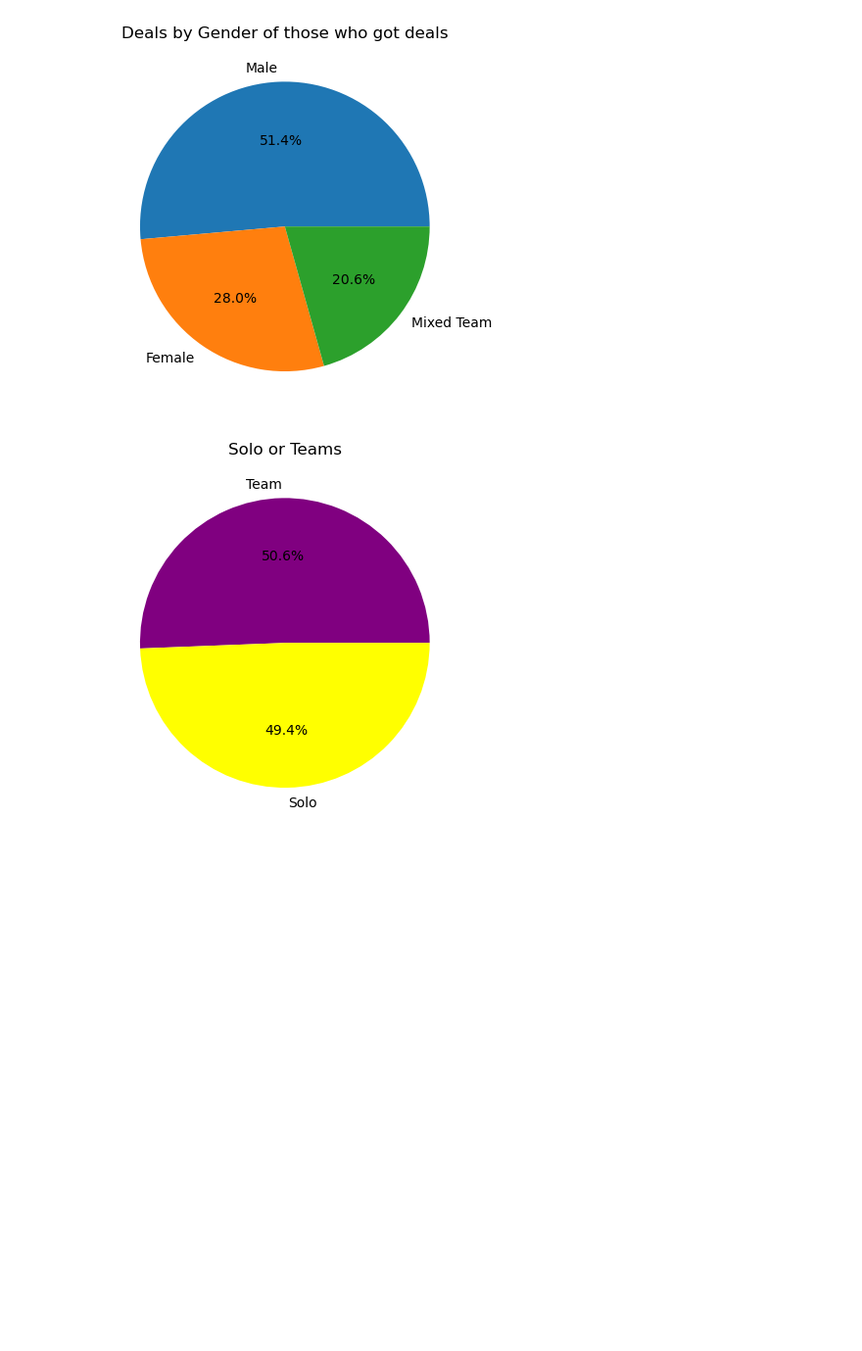
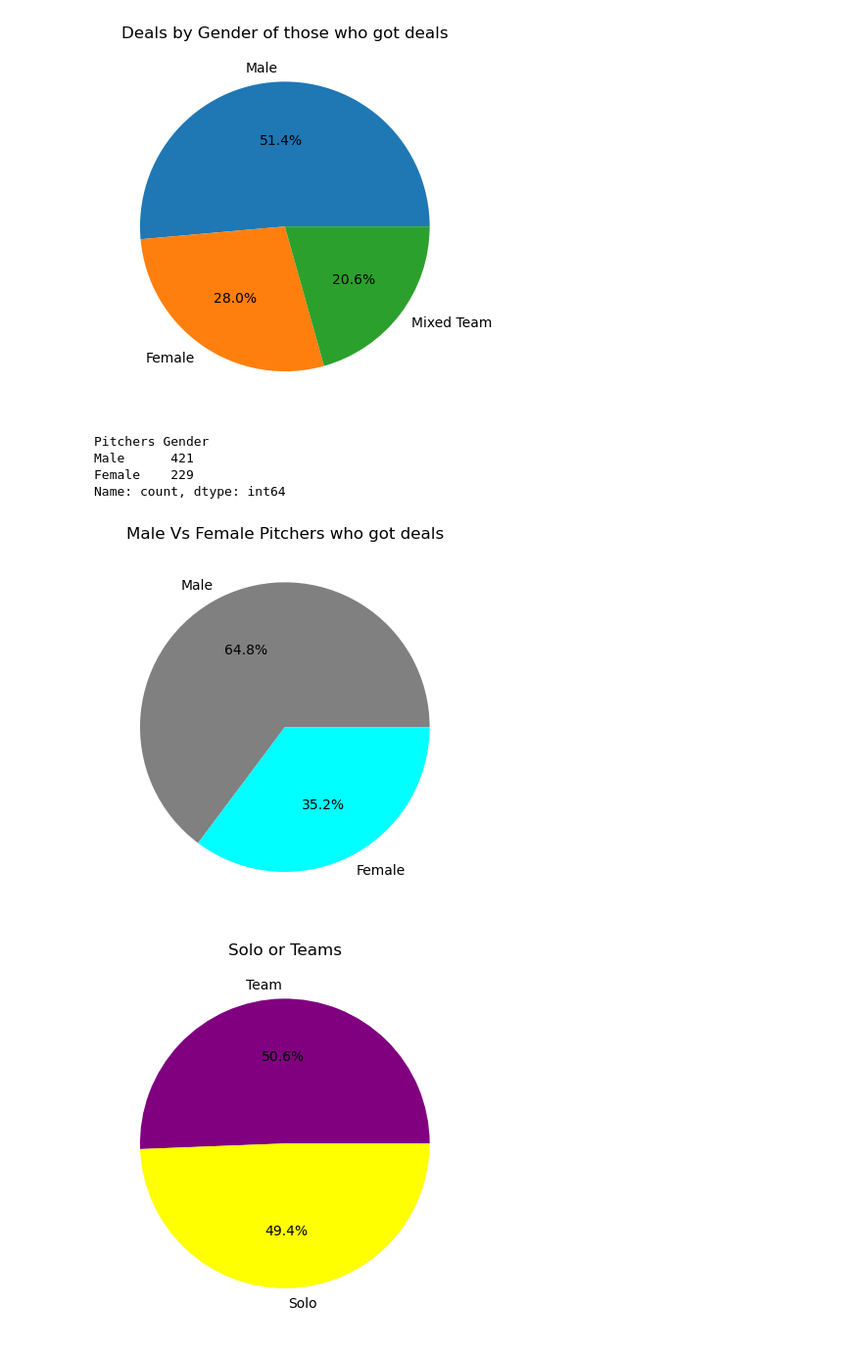
Before and after one commit to Savanna0/Project_1, a Jupyter notebook: shark_tank.ipynb, the cells around one changed output. Shown at 98% size. Cells and saved outputs as stored; diff of their text form; code cells hidden in the pictures; blank space fills up the shorter version.

```diff
--- a/shark_tank.ipynb
+++ b/shark_tank.ipynb
@@ -121,6 +145,22 @@ plt.savefig("output_data/Fig5.png")
 plt.show()
 # %% [output]
 [figure]
+# %%
+no_mixed = tank_winners_df[shark_tank_clean_df['Pitchers Gender'] != 'Mixed Team']
+male_female=no_mixed['Pitchers Gender'].value_counts()
+print(male_female)
+colors={'cyan','grey'}
+all_gender =no_mixed['Pitchers Gender'].value_counts()
+plt.pie(all_gender, labels=all_gender.index, colors=colors , autopct="%1.1f%%")
+plt.title("Male Vs Female Pitchers who got deals")
+plt.savefig("output_data/Fig12.png")
+plt.show()
+# %% [output]
+Pitchers Gender
+Male      421
+Female    229
+Name: count, dtype: int64
+[figure, added]
 # %%
 teams =tank_winners_df['Multiple Entrepreneurs'].value_counts()
 labels={'Team','Solo'}
```
Also changed, not shown: parts of 6 cells of this notebook, 7 other files.
